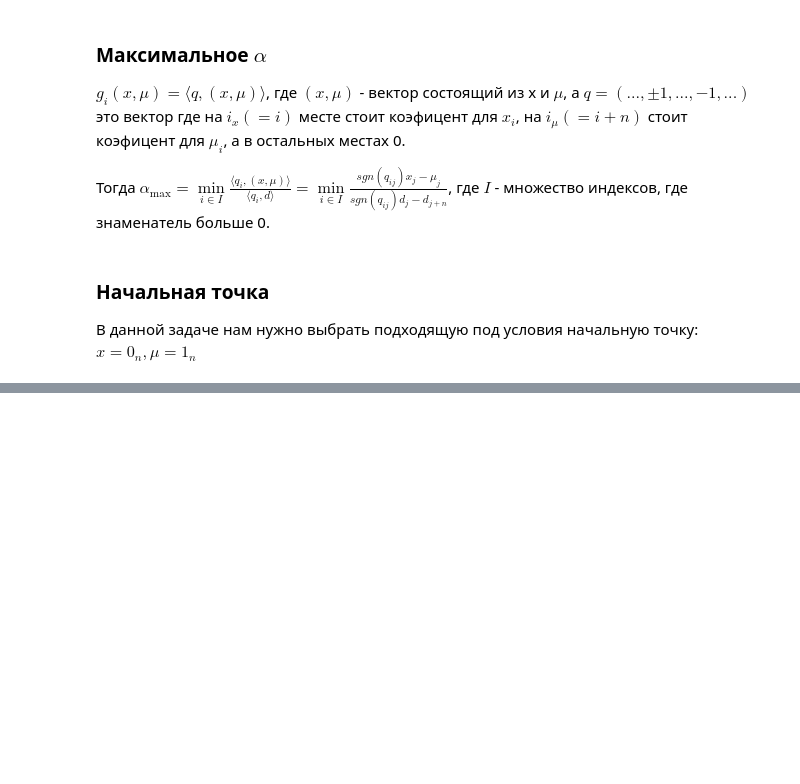
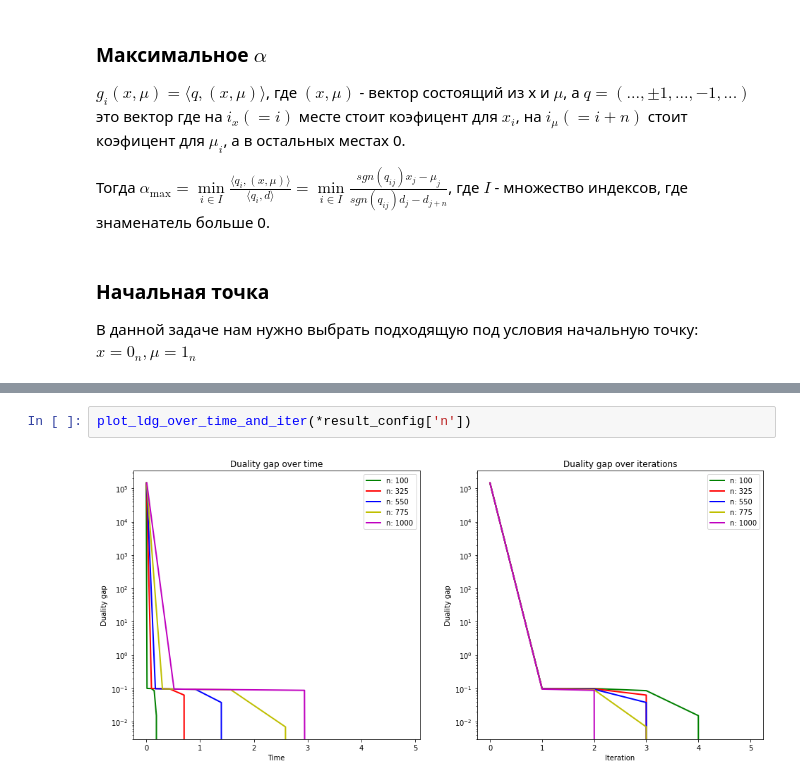
Before and after one commit to Panesher/Machine-Learning, a Jupyter notebook: OML/task3/otchet.ipynb, the cells around one changed output, grey strips where cells are left out. Saved outputs shown, nothing was run; the diff lists cells and outputs as text; blank space fills up the shorter version.

```diff
--- a/OML/task3/otchet.ipynb
+++ b/OML/task3/otchet.ipynb
@@ -69,0 +213,4 @@ $g_i(x, \mu) = \langle q, (x, \mu) \rangle$, где $(x, \mu)$ - вектор с
+# %%
+plot_ldg_over_time_and_iter(*result_config['n'])
+# %% [output]
+[figure, added]
```
Also changed, not shown: parts of 20 cells of this notebook, 2 other files.
